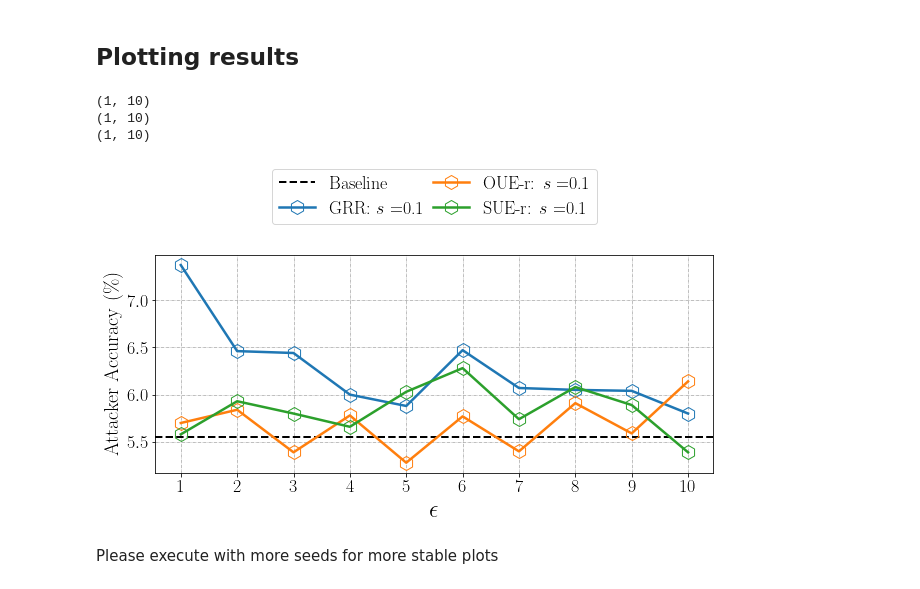
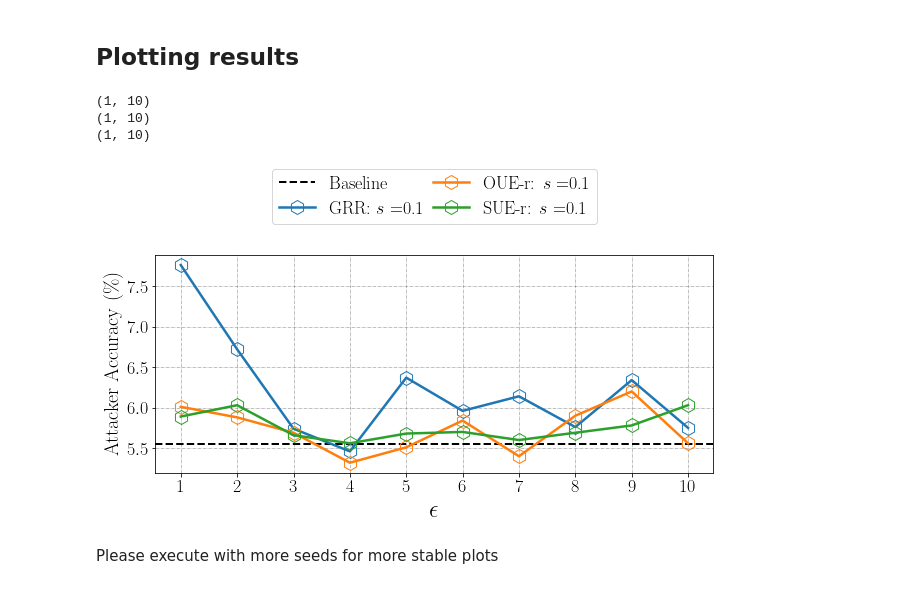
Before and after one commit to hharcolezi/risks-ldp, a Jupyter notebook: countermeasure_RSpRFD/2_PK_AIF_Attack_RS+RFD_ACSEmployement.ipynb, the cells around one changed output. Cells and saved outputs as stored; diff of their text form; code cells hidden in the pictures.

```diff
--- a/countermeasure_RSpRFD/2_PK_AIF_Attack_RS+RFD_ACSEmployement.ipynb
+++ b/countermeasure_RSpRFD/2_PK_AIF_Attack_RS+RFD_ACSEmployement.ipynb
@@ -5,3 +7,8 @@ my_seed = 0 # int(sys.argv[1])
+# %%
+prior = 'Correct' # priors perturbed with standard DP Laplace mechanism
+# prior = 'Incorrect_ZIPF' # priors following Zipf distribution
+# prior = 'Incorrect_DIR' # priors following Dirichlet distribution
+# prior = 'Incorrect_EXP' # priors following Exponential distribution
 # %% [markdown]
 ## Number of compromised profiles
 # %%
@@ -502,39 +509,37 @@ font_y = 20
 dataset='acs'
 # %%
 lst_nk = [0.1] # [0.1, 0.3, 0.5]
-
-nb_seed = 20
 
 plt.figure(figsize=fig_size)
 plt.grid(color='grey', linestyle='dashdot', linewidth=0.5)
 plt.axhline(y=(1/d)*100, linewidth=2, color='black', label='Baseline', linestyle ='--')
 
 markers = ['h', 's', 'v']
 
 for idx in range(len(lst_nk)):
-    attack_grr = pd.read_csv('results/'+dataset+'/attack_PK_nk_'+str(lst_nk[idx])+'_rs_rfd_grr.csv', header=None, index_col=0).iloc[:nb_seed]
+    attack_grr = pd.read_csv('results/'+dataset+'/'+str(attack)+'_nk_'+str(lst_nk[idx])+'_'+prior+'_rs_rfd_grr.csv', header=None, index_col=0)
     print(attack_grr.shape)
     plt.plot(range(1,len(lst_eps)+1), attack_grr.mean(), label='GRR: $s=$'+str(lst_nk[idx]), marker=markers[idx], markerfacecolor='none')
 
-    attack_oue_r = pd.read_csv('results/'+dataset+'/attack_PK_nk_'+str(lst_nk[idx])+'_rs_rfd_oue_r.csv', header=None, index_col=0).iloc[:nb_seed]
+    attack_oue_r = pd.read_csv('results/'+dataset+'/'+str(attack)+'_nk_'+str(lst_nk[idx])+'_'+prior+'_rs_rfd_oue_r.csv', header=None, index_col=0)
     plt.plot(range(1,len(lst_eps)+1), attack_oue_r.mean(), label='OUE-r: $s=$'+str(lst_nk[idx]), marker=markers[idx], markerfacecolor='none')
     print(attack_oue_r.shape)
 
-    attack_sue_r = pd.read_csv('results/'+dataset+'/attack_PK_nk_'+str(lst_nk[idx])+'_rs_rfd_sue_r.csv', header=None, index_col=0).iloc[:nb_seed]
+    attack_sue_r = pd.read_csv('results/'+dataset+'/'+str(attack)+'_nk_'+str(lst_nk[idx])+'_'+prior+'_rs_rfd_sue_r.csv', header=None, index_col=0)
     plt.plot(range(1,len(lst_eps)+1), attack_sue_r.mean(), label='SUE-r: $s=$'+str(lst_nk[idx]), marker=markers[idx], markerfacecolor='none')
     print(attack_sue_r.shape)
 
     plt.xlabel('$\epsilon$', fontsize=font_x)
     plt.ylabel('Attacker Accuracy (\%)', fontsize=font_y)
     plt.xticks(range(1,len(lst_eps)+1), lst_eps)
     idx+=1
 plt.legend(bbox_to_anchor=(0.5, 1.1), columnspacing=0.5, ncol=2, loc='lower center')
 # plt.savefig("fig_RSpRFD_NK_grr_"+dataset+".pdf", dpi=500, bbox_inches = 'tight',pad_inches = 0.1)
 plt.show()
 # %% [output]
 (1, 10)
 (1, 10)
 (1, 10)
-[figure, old version]
+[figure, new version]
 # %% [markdown]
 Please execute with more seeds for more stable plots
```
Also changed, not shown: parts of 8 cells of this notebook, 3 other files.
